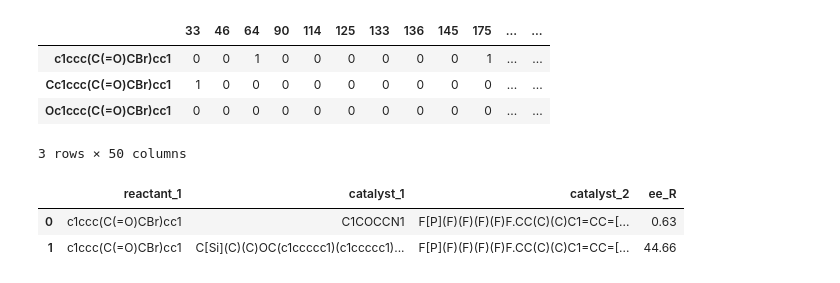
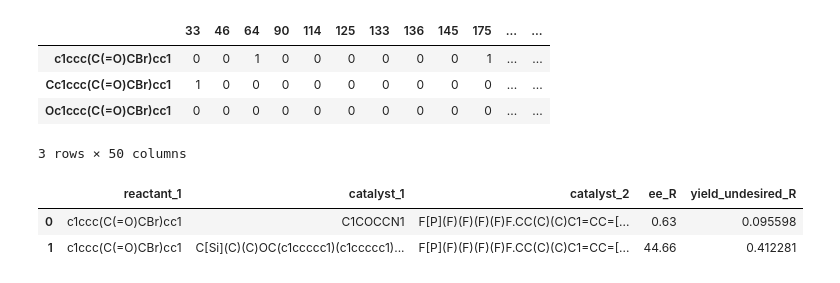
Before and after one commit to Lecmino/ai4chem-bo, a Jupyter notebook: bo_multiopt.ipynb, the cells around one changed output. Drawn from its saved outputs; the diff is of its cells as text; code cells hidden in the pictures.

```diff
--- a/bo_multiopt.ipynb
+++ b/bo_multiopt.ipynb
@@ -38,7 +39,7 @@ reactant_1_descriptors.head(3)
 3 rows × 50 columns
 # %%
 from baybe.targets import NumericalTarget
-from baybe.objectives import SingleTargetObjective
+from baybe.objectives import ParetoObjective
 from baybe.parameters import CustomDiscreteParameter, SubstanceParameter
 from baybe.searchspace import SearchSpace
 
@@ -50,39 +51,43 @@ reactant_1_param = CustomDiscreteParameter(
 
 catalyst_1_param = CustomDiscreteParameter(
     name='catalyst_1',
     data=catalyst_1_descriptors,
     decorrelate=0.7,
 )
 
 catalyst_2_param = CustomDiscreteParameter(
     name='catalyst_2',
     data=catalyst_2_descriptors,
     decorrelate=0.7,
 )
 
 parameters = [
     reactant_1_param,
     catalyst_1_param,
     catalyst_2_param,
 ]
 
 searchspace = SearchSpace.from_product(parameters)
 
-target = NumericalTarget(
+target_1 = NumericalTarget(
     name="ee_R",
     mode="MAX",
 )
+target_2 = NumericalTarget(
+    name="yield_undesired_R",
+    mode="MIN",
+)
 
-objective = SingleTargetObjective(target=target)
 
-lookup = df[['reactant_1', 'catalyst_1', 'catalyst_2', 'ee_R']]
+objective = ParetoObjective(targets=[target_1, target_2])
+lookup = df[['reactant_1', 'catalyst_1', 'catalyst_2', 'ee_R', 'yield_undesired_R']]
 lookup.head(2)
 
 #print(searchspace)
 # %% [output]
-|  | reactant_1 | catalyst_1 | catalyst_2 | ee_R |
-| 0 | c1ccc(C(=O)CBr)cc1 | C1COCCN1 | F[P](F)(F)(F)(F)F.CC(C)(C)C1=CC=[... | 0.63 |
-| 1 | c1ccc(C(=O)CBr)cc1 | C[Si](C)(C)OC(c1ccccc1)(c1ccccc1)... | F[P](F)(F)(F)(F)F.CC(C)(C)C1=CC=[... | 44.66 |
+|  | reactant_1 | catalyst_1 | catalyst_2 | ee_R | yield_undesired_R |
+| 0 | c1ccc(C(=O)CBr)cc1 | C1COCCN1 | F[P](F)(F)(F)(F)F.CC(C)(C)C1=CC=[... | 0.63 | 0.095598 |
+| 1 | c1ccc(C(=O)CBr)cc1 | C[Si](C)(C)OC(c1ccccc1)(c1ccccc1)... | F[P](F)(F)(F)(F)F.CC(C)(C)C1=CC=[... | 44.66 | 0.412281 |
 # %%
 from baybe import Campaign
 from baybe.simulation import simulate_scenarios
```
Also changed, not shown: parts of 5 cells of this notebook, 2 other files.
